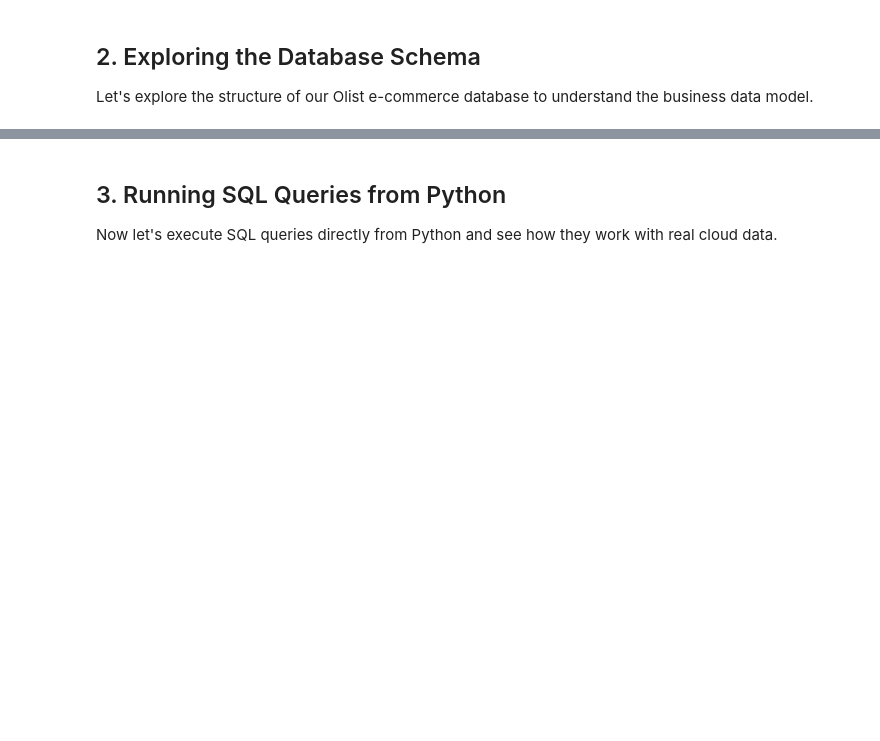
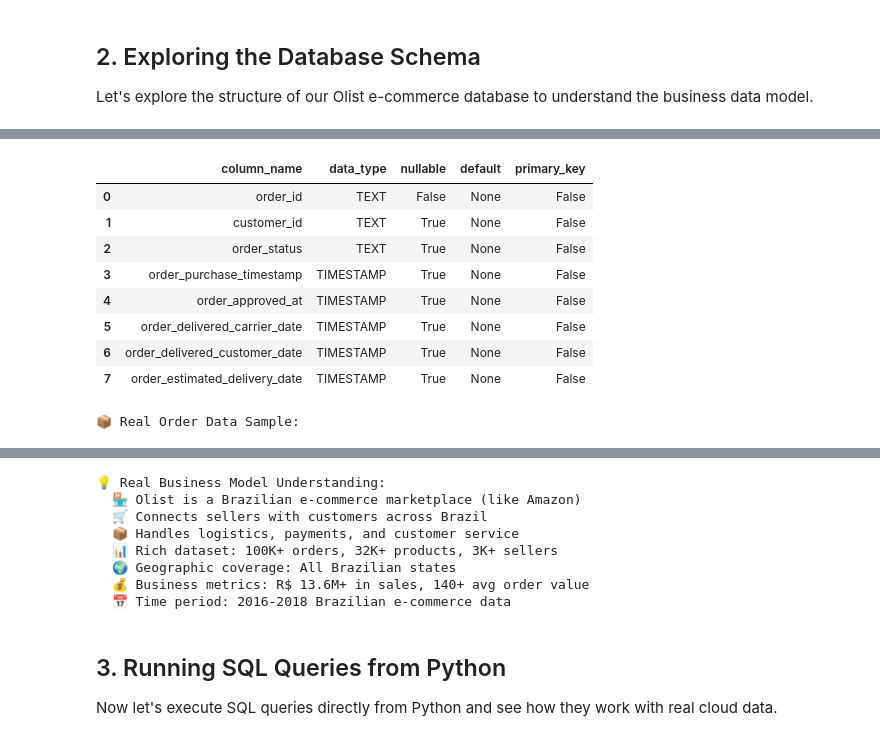
Before and after one commit to olaoluwaoyebola/python-data-analysis-course, a Jupyter notebook: Month_2/Week_6/Lecture/02_sql_python_integration_part1_connections.ipynb, the cells around one changed output, grey strips where cells are left out. Drawn from its saved outputs; the diff is of its cells as text; code cells hidden in the pictures; blank space fills up the shorter version.

```diff
--- a/Month_2/Week_6/Lecture/02_sql_python_integration_part1_connections.ipynb
+++ b/Month_2/Week_6/Lecture/02_sql_python_integration_part1_connections.ipynb
@@ -273,0 +287,62 @@ print("  🔗 These datasets can be joined to analyze customer acquisition and b
+# %%
+# Real Business Data Exploration: Olist E-commerce Dataset
+print("🔍 Real Business Data Exploration")
+print("\n" + "="*60)
+
+# Now we have actual data! Let's explore the real Olist e-commerce business model
+sales_tables = [table for table in db_info.keys() if table.startswith('olist_sales_data_set.')]
+marketing_tables = [table for table in db_info.keys() if table.startswith('olist_marketing_data_set.')]
+
+print(f"\n📊 OLIST SALES DATASET - Brazilian E-commerce Marketplace")
+print(f"Found {len(sales_tables)} core business tables:")
+
+# Display actual business tables with their purpose
+table_descriptions = {
+    'olist_customers_dataset': 'Customer demographics and location data',
+    'olist_orders_dataset': 'Order lifecycle and delivery tracking',
+    'olist_order_items_dataset': 'Product items within each order',
+    'olist_order_payments_dataset': 'Payment methods and transaction values',
+    'olist_order_reviews_dataset': 'Customer satisfaction scores and feedback',
+    'olist_products_dataset': 'Product catalog with categories and dimensions',
+    'olist_sellers_dataset': 'Marketplace seller information and locations',
+    'olist_geolocation_dataset': 'Geographic coordinates for Brazilian ZIP codes',
+    'product_category_name_translation': 'Portuguese to English category translations'
+}
+
+for table in sales_tables:
+    if table in db_info:
+        info = db_info[table]
+        table_name = info['table']
+        description = table_descriptions.get(table_name, 'Business dataset')
+        print(f"  • {table_name:<35} {info['rows']:>8,} rows")
+        print(f"    {description}")
+
+print(f"\n📈 OLIST MARKETING DATASET")
+print(f"Found {len(marketing_tables)} marketing tables:")
+
+for table in marketing_tables:
+    if table in db_info:
+        info = db_info[table]
+        table_name = info['table']
+        print(f"  • {table_name:<35} {info['rows']:>8,} rows")
+
+# Let's examine the core business relationships
+if sales_tables:
+    main_orders_table = 'olist_sales_data_set.olist_orders_dataset'
+    print(f"\n📋 Core Business Schema - Orders Table Structure:")
+    orders_schema = get_table_schema(db_engine, main_orders_table)
+    display(orders_schema)
+
+    print(f"\n📦 Real Order Data Sample:")
+    orders_sample = get_sample_data(db_engine, main_orders_table, 3)
+    display(orders_sample)
+
+print("\n💡 Real Business Model Understanding:")
+print("  🏪 Olist is a Brazilian e-commerce marketplace (like Amazon)")
+print("  🛒 Connects sellers with customers across Brazil")
+print("  📦 Handles logistics, payments, and customer service")
+print("  📊 Rich dataset: 100K+ orders, 32K+ products, 3K+ sellers")
+print("  🌍 Geographic coverage: All Brazilian states")
+print("  💰 Business metrics: R$ 13.6M+ in sales, 140+ avg order value")
+print(f"  📅 Time period: 2016-2018 Brazilian e-commerce data")
+# %% [output]
@@ -273,0 +366,10 @@ print("  🔗 These datasets can be joined to analyze customer acquisition and b
+|  | column_name | data_type | nullable | default | primary_key |
+| 0 | order_id | TEXT | False | None | False |
+| 1 | customer_id | TEXT | True | None | False |
+| 2 | order_status | TEXT | True | None | False |
+| 3 | order_purchase_timestamp | TIMESTAMP | True | None | False |
+| 4 | order_approved_at | TIMESTAMP | True | None | False |
+| 5 | order_delivered_carrier_date | TIMESTAMP | True | None | False |
+| 6 | order_delivered_customer_date | TIMESTAMP | True | None | False |
+| 7 | order_estimated_delivery_date | TIMESTAMP | True | None | False |
+📦 Real Order Data Sample:
@@ -274,3 +380,11 @@ print("  🔗 These datasets can be joined to analyze customer acquisition and b
+💡 Real Business Model Understanding:
+  🏪 Olist is a Brazilian e-commerce marketplace (like Amazon)
+  🛒 Connects sellers with customers across Brazil
+  📦 Handles logistics, payments, and customer service
+  📊 Rich dataset: 100K+ orders, 32K+ products, 3K+ sellers
+  🌍 Geographic coverage: All Brazilian states
+  💰 Business metrics: R$ 13.6M+ in sales, 140+ avg order value
+  📅 Time period: 2016-2018 Brazilian e-commerce data
 # %% [markdown]
 ## 3. Running SQL Queries from Python
 
```
Also changed, not shown: parts of 15 cells of this notebook, 1 other file.
